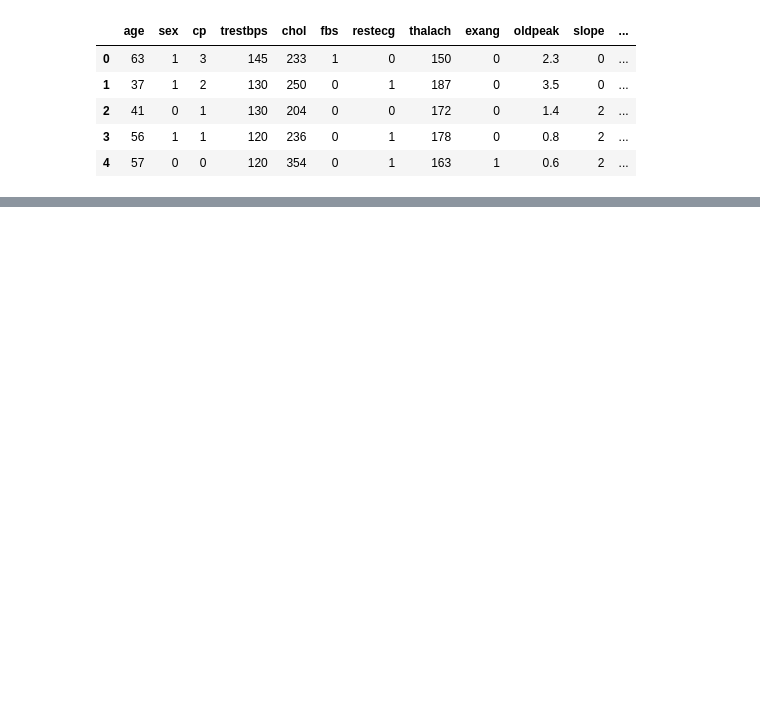
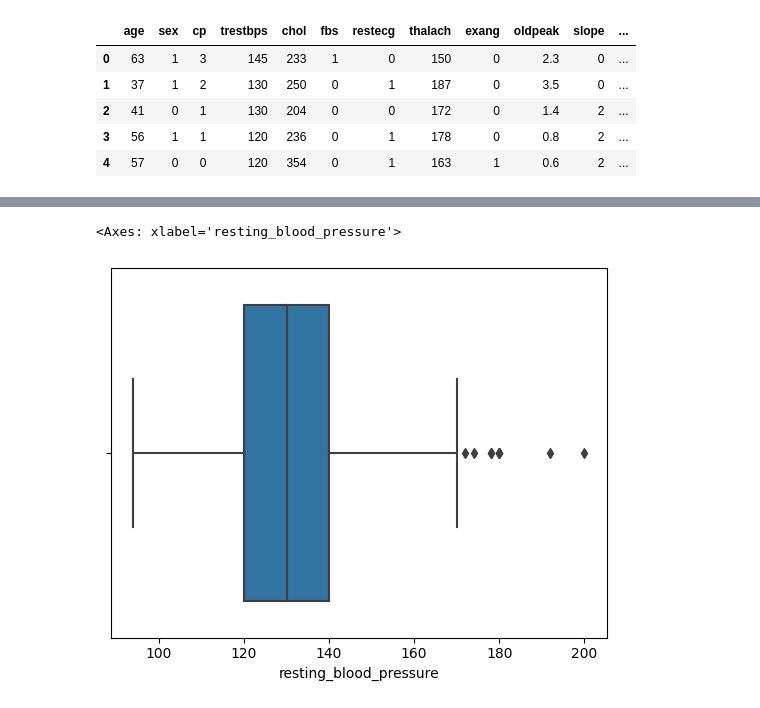
Before and after one commit to SenseiBassa/Exploratory_Data_Analaysis_with_Excel, a Jupyter notebook: Heart_Disease_Prediction_ML_(Supervised_Learning).ipynb, the cells around one changed output, grey strips where cells are left out. Saved outputs shown, nothing was run; the diff lists cells and outputs as text; code cells hidden in the pictures; blank space fills up the shorter version.

```diff
--- a/Heart_Disease_Prediction_ML_(Supervised_Learning).ipynb
+++ b/Heart_Disease_Prediction_ML_(Supervised_Learning).ipynb
@@ -45,0 +196,6 @@ df.head()
+# %%
+# Check for outliers
+sns.boxplot(x=df["resting_blood_pressure"])
+# %% [output]
+<Axes: xlabel='resting_blood_pressure'>
+[figure, added]
```
Also changed, not shown: parts of 62 cells of this notebook.
